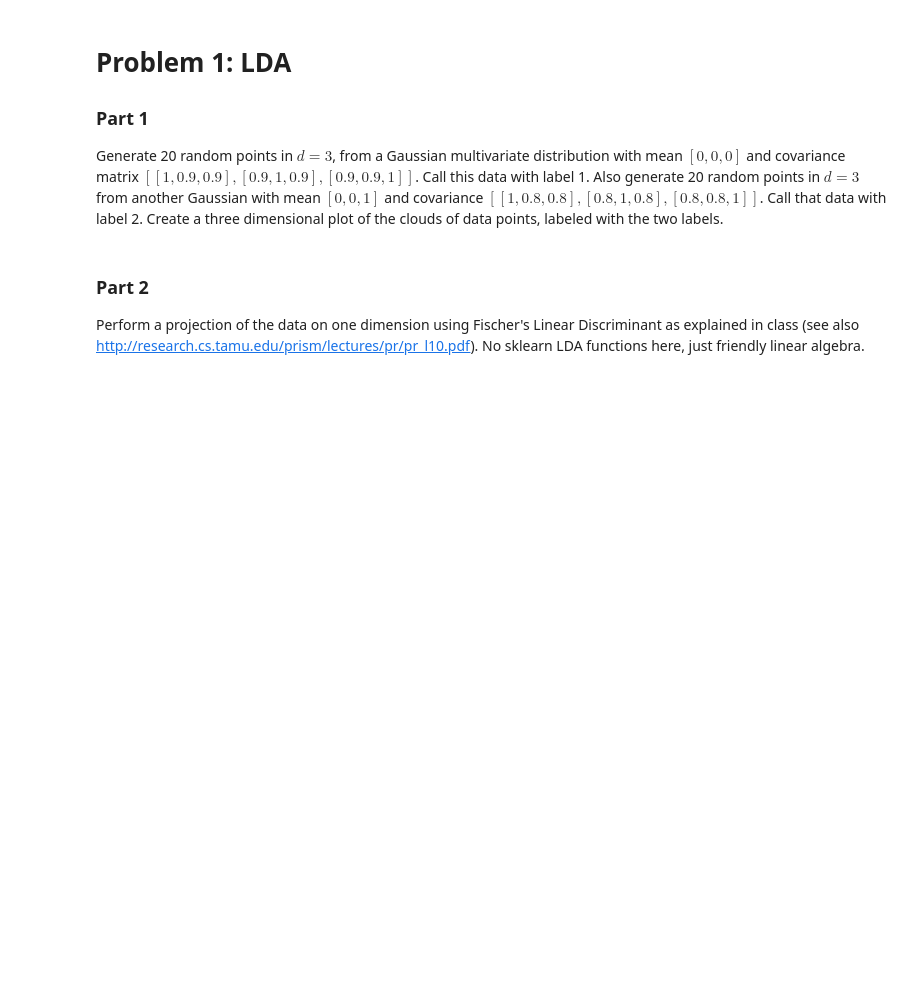
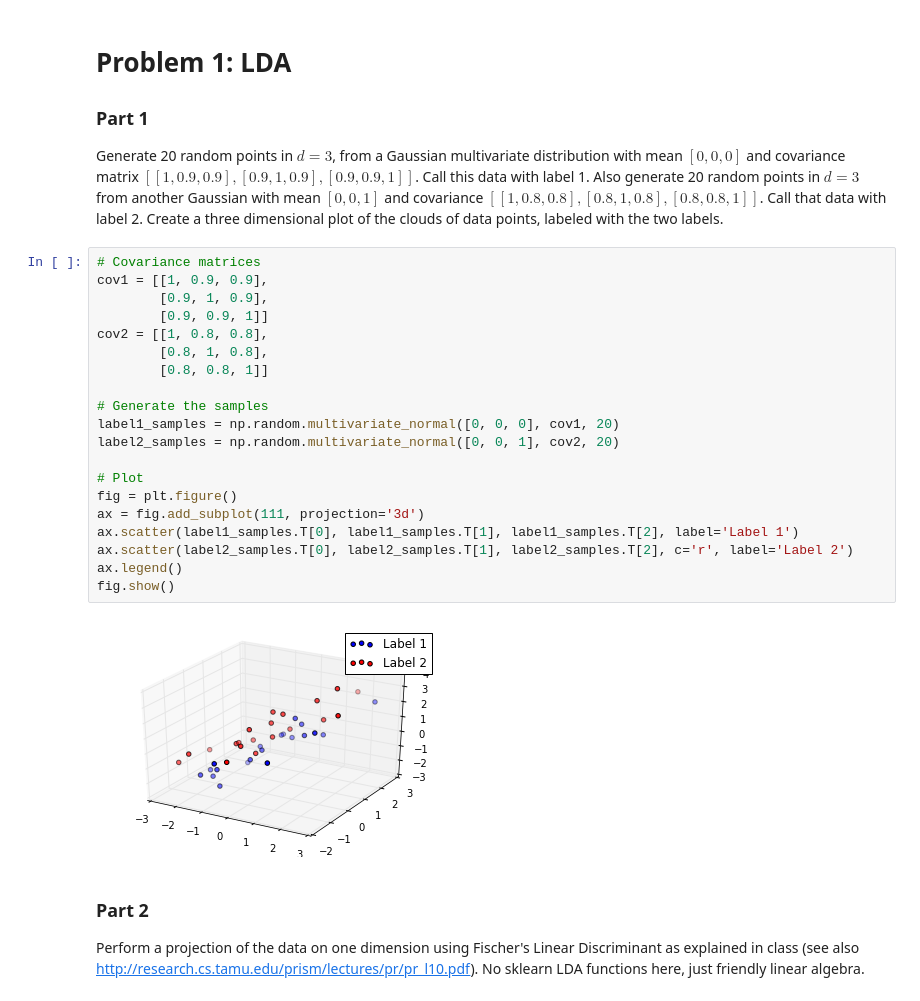
Before and after one commit to RohanNagar/datasciencelab-utaustin, a Jupyter notebook: lab5/lab5.ipynb, the cells around one changed output. Saved outputs shown, nothing was run; the diff lists cells and outputs as text; blank space fills up the shorter version.

```diff
--- a/lab5/lab5.ipynb
+++ b/lab5/lab5.ipynb
@@ -8,6 +17,28 @@
 ### Part 1
 
 Generate 20 random points in $d = 3$, from a Gaussian multivariate distribution with mean $[0, 0, 0]$ and covariance matrix $[[1, 0.9, 0.9], [0.9, 1, 0.9], [0.9, 0.9, 1]]$. Call this data with label 1. Also generate 20 random points in $d = 3$ from another Gaussian with mean $[0, 0, 1]$ and covariance $[[1, 0.8, 0.8], [0.8, 1, 0.8], [0.8, 0.8, 1]]$. Call that data with label 2. Create a three dimensional plot of the clouds of data points, labeled with the two labels.
+# %%
+# Covariance matrices
+cov1 = [[1, 0.9, 0.9],
+        [0.9, 1, 0.9],
+        [0.9, 0.9, 1]]
+cov2 = [[1, 0.8, 0.8],
+        [0.8, 1, 0.8],
+        [0.8, 0.8, 1]]
+
+# Generate the samples
+label1_samples = np.random.multivariate_normal([0, 0, 0], cov1, 20)
+label2_samples = np.random.multivariate_normal([0, 0, 1], cov2, 20)
+
+# Plot
+fig = plt.figure()
+ax = fig.add_subplot(111, projection='3d')
+ax.scatter(label1_samples.T[0], label1_samples.T[1], label1_samples.T[2], label='Label 1')
+ax.scatter(label2_samples.T[0], label2_samples.T[1], label2_samples.T[2], c='r', label='Label 2')
+ax.legend()
+fig.show()
+# %% [output]
+[figure, added]
 # %% [markdown]
 ### Part 2
 
```
Also changed, not shown: parts of 1 cell of this notebook.
